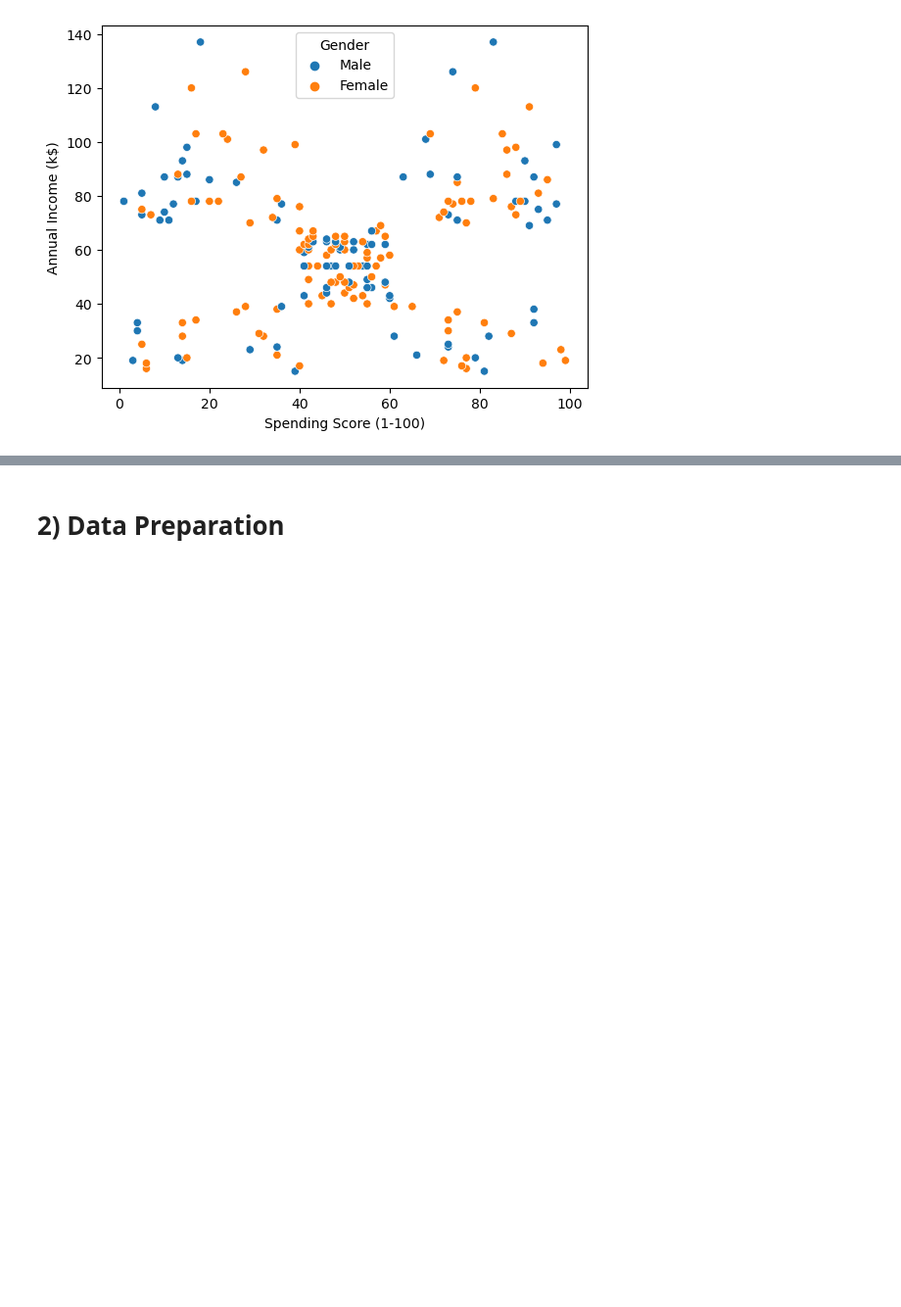
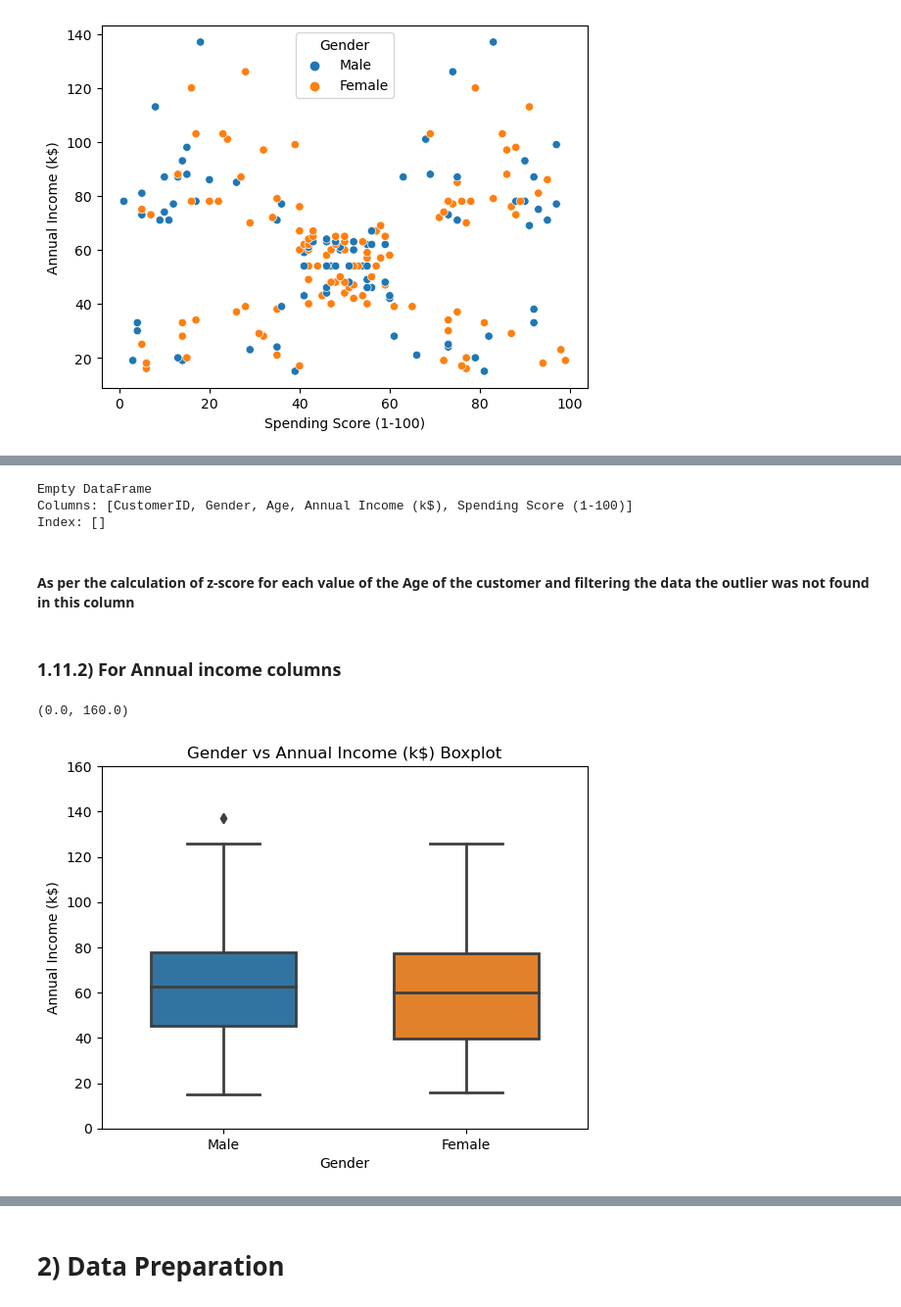
Before and after one commit to sajinamatya/Customer-Segmentation-, a Jupyter notebook: customer segmentation.ipynb, the cells around one changed output, grey strips where cells are left out. Shown at 98% size. Saved outputs shown, nothing was run; the diff lists cells and outputs as text; code cells hidden in the pictures; blank space fills up the shorter version.

```diff
--- a/customer segmentation.ipynb
+++ b/customer segmentation.ipynb
@@ -267,0 +279,21 @@ sns.scatterplot(data = dataframe, x = "Spending Score (1-100)",y="Annual Income
+# %%
+from scipy import stats
+
+z_scores = stats.zscore(dataframe['Age'], axis=None)
+outliers = dataframe[z_scores > 3]
+print(outliers)
+# %% [output]
+Empty DataFrame
+Columns: [CustomerID, Gender, Age, Annual Income (k$), Spending Score (1-100)]
+Index: []
+# %% [markdown]
+#### As per the calculation of z-score for each value of the Age of the customer and filtering the data the outlier was not found in this column
+# %% [markdown]
+### 1.11.2) For Annual income columns
+# %%
+sns.boxplot( x='Gender',y='Annual Income (k$)', data=dataframe,showfliers=True,orient='v',width = 0.6, linewidth = 2   )
+plt.title("Gender vs Annual Income (k$) Boxplot" )
+plt.ylim(0, 160)
+# %% [output]
+(0.0, 160.0)
+[figure, added]
```
Also changed, not shown: parts of 10 cells of this notebook.
